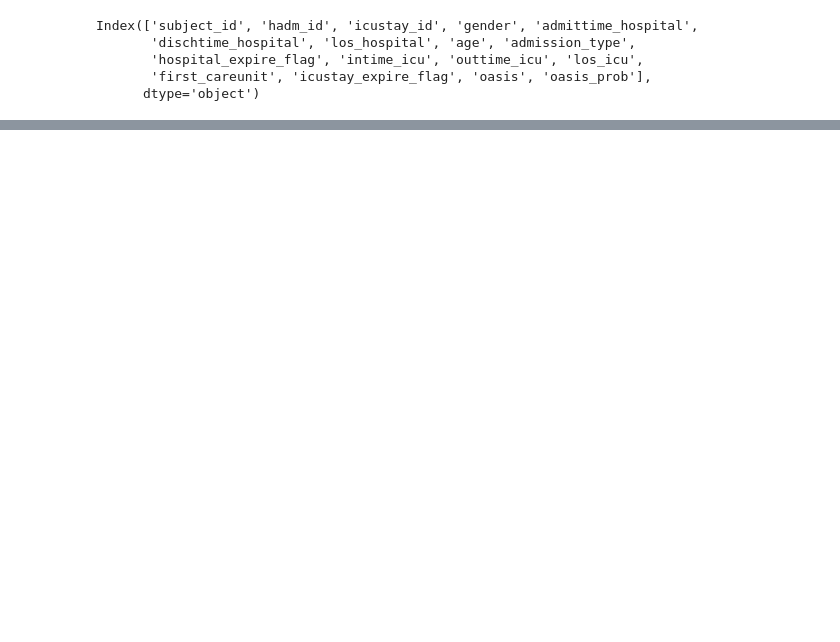
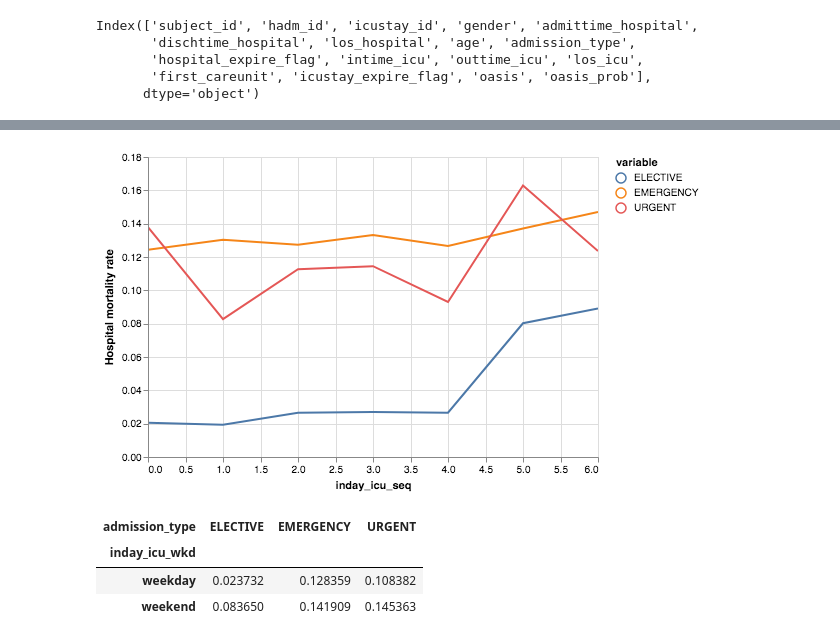
Before and after one commit to MIT-LCP/bhi-bsn-challenge, a Jupyter notebook: challenge-demo.ipynb, the cells around one changed output, grey strips where cells are left out. Saved outputs shown, nothing was run; the diff lists cells and outputs as text; code cells hidden in the pictures; blank space fills up the shorter version.

```diff
--- a/challenge-demo.ipynb
+++ b/challenge-demo.ipynb
@@ -125,0 +236,5 @@ Index(['subject_id', 'hadm_id', 'icustay_id', 'gender', 'admittime_hospital',
+# %%
+# Pivot data to summarise by day
+dat_dow = data.groupby(['admission_type','inday_icu_seq'])['hospital_expire_flag'].mean().reset_index()
+dat_dow = dat_dow.pivot(index='inday_icu_seq', columns='admission_type', values='hospital_expire_flag')
+dat_dow
@@ -125,0 +251,4 @@ Index(['subject_id', 'hadm_id', 'icustay_id', 'gender', 'admittime_hospital',
+# %%
+# day_map = {0:'Mon', 1:'Tue', 2:'Wed', 3:'Thu', 4:'Fri', 5:'Sat', 6:'Sun'}
+dat_dow.vgplot.line(value_name='Hospital mortality rate')
+# %% [output]
@@ -125,0 +256,10 @@ Index(['subject_id', 'hadm_id', 'icustay_id', 'gender', 'admittime_hospital',
+[figure, added]
+# %%
+dat_wkd = data.groupby(['admission_type','inday_icu_wkd'])['hospital_expire_flag'].mean().reset_index()
+dat_wkd = dat_wkd.pivot(index='inday_icu_wkd', columns='admission_type', values='hospital_expire_flag')
+dat_wkd.head()
+# %% [output]
+| admission_type | ELECTIVE | EMERGENCY | URGENT |
+| inday_icu_wkd |  |  |  |
+| weekday | 0.023732 | 0.128359 | 0.108382 |
+| weekend | 0.083650 | 0.141909 | 0.145363 |
```
Also changed, not shown: parts of 37 cells of this notebook.
